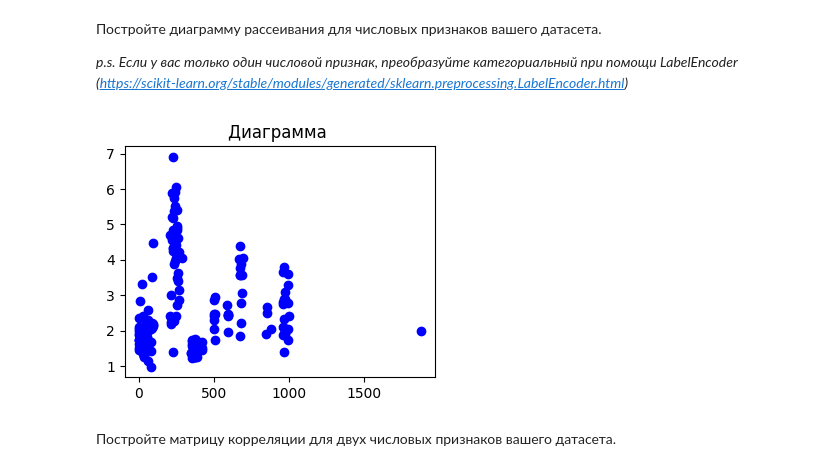
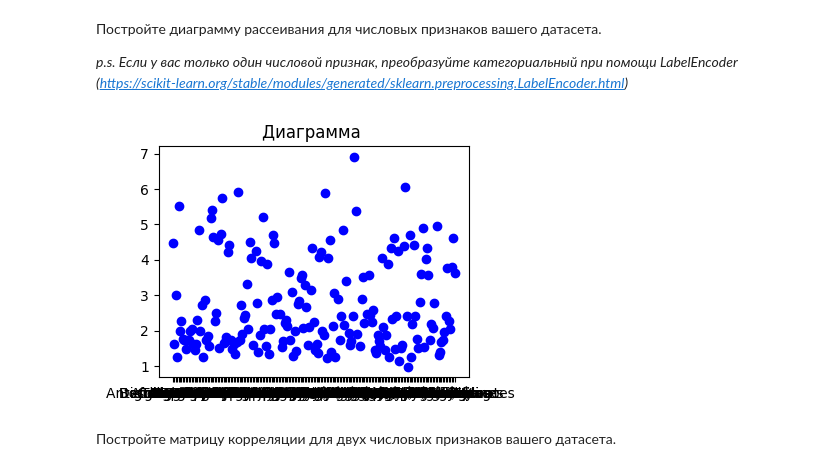
Before and after one commit to yuraskass/lab1, a Jupyter notebook: Копия_блокнота_"Задание_2_ipynb".ipynb, the cells around one changed output. Drawn from its saved outputs; the diff is of its cells as text; code cells hidden in the pictures.

```diff
--- a/Копия_блокнота_"Задание_2_ipynb".ipynb
+++ b/Копия_блокнота_"Задание_2_ipynb".ipynb
@@ -182,11 +182,11 @@ sns.boxplot( x = 'Land Area(Km2)', y = 'Physicians per thousand', data = df)
 *p.s. Если у вас только один числовой признак, преобразуйте категориальный при помощи LabelEncoder (https://scikit-learn.org/stable/modules/generated/sklearn.preprocessing.LabelEncoder.html)*
 # %%
 plt.figure(figsize=(4, 3))
-plt.scatter(df['Calling Code'], df['Fertility Rate'], color='blue')
+plt.scatter(df['Country'], df['Fertility Rate'], color='blue')
 plt.title('Диаграмма ')
 plt.show()
 # %% [output]
-[figure, old version]
+[figure, new version]
 # %% [markdown]
 Постройте матрицу корреляции для двух числовых признаков вашего датасета.
 # %%
```
Also changed, not shown: parts of 1 cell of this notebook.
